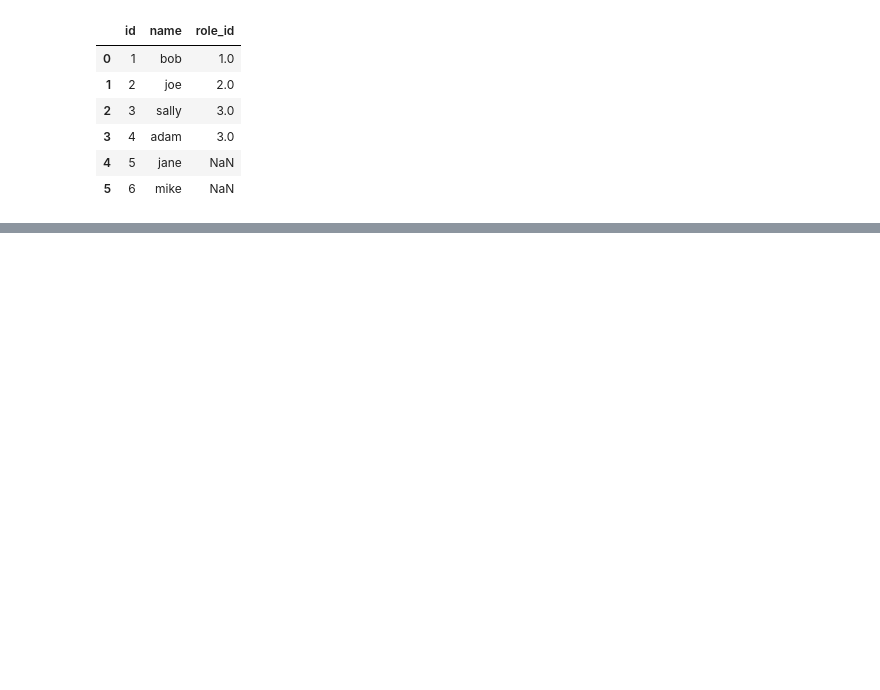
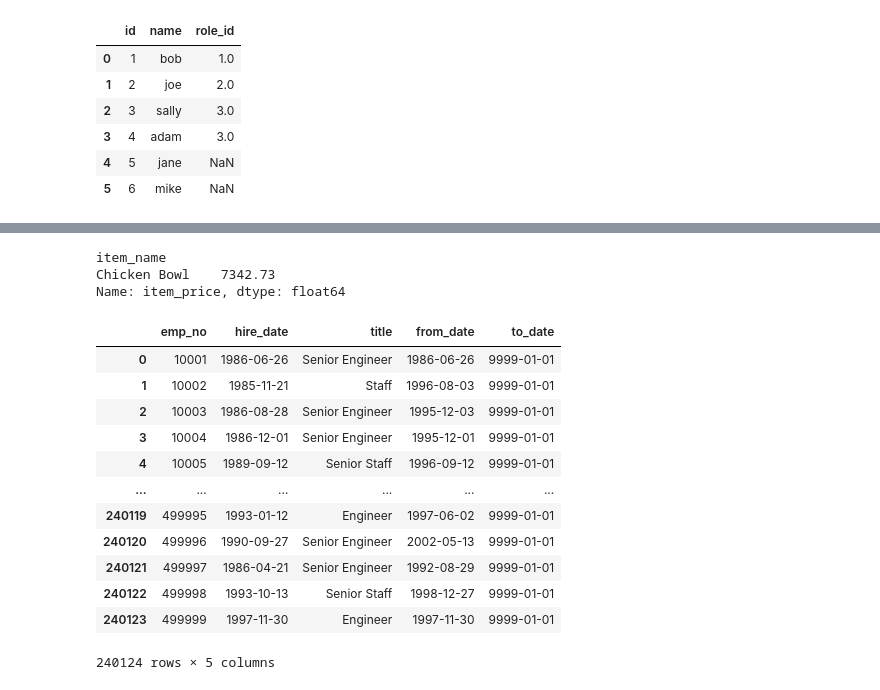
Before and after one commit to Keila-Camarillo/numpy-pandas-visualization-exercises, a Jupyter notebook: advanced_dataframes.ipynb, the cells around one changed output, grey strips where cells are left out. Saved outputs shown, nothing was run; the diff lists cells and outputs as text; code cells hidden in the pictures; blank space fills up the shorter version.

```diff
--- a/advanced_dataframes.ipynb
+++ b/advanced_dataframes.ipynb
@@ -330,0 +400,6 @@ Name: average_mileage, dtype: float64
+# %%
+orders.groupby('item_name').item_price.sum().nlargest(1)
+# %% [output]
+item_name
+Chicken Bowl    7342.73
+Name: item_price, dtype: float64
@@ -330,0 +413,16 @@ Name: average_mileage, dtype: float64
+# %%
+emp_title
+# %% [output]
+|  | emp_no | hire_date | title | from_date | to_date |
+| 0 | 10001 | 1986-06-26 | Senior Engineer | 1986-06-26 | 9999-01-01 |
+| 1 | 10002 | 1985-11-21 | Staff | 1996-08-03 | 9999-01-01 |
+| 2 | 10003 | 1986-08-28 | Senior Engineer | 1995-12-03 | 9999-01-01 |
+| 3 | 10004 | 1986-12-01 | Senior Engineer | 1995-12-01 | 9999-01-01 |
+| 4 | 10005 | 1989-09-12 | Senior Staff | 1996-09-12 | 9999-01-01 |
+| ... | ... | ... | ... | ... | ... |
+| 240119 | 499995 | 1993-01-12 | Engineer | 1997-06-02 | 9999-01-01 |
+| 240120 | 499996 | 1990-09-27 | Senior Engineer | 2002-05-13 | 9999-01-01 |
+| 240121 | 499997 | 1986-04-21 | Senior Engineer | 1992-08-29 | 9999-01-01 |
+| 240122 | 499998 | 1993-10-13 | Senior Staff | 1998-12-27 | 9999-01-01 |
+| 240123 | 499999 | 1997-11-30 | Engineer | 1997-11-30 | 9999-01-01 |
+240124 rows × 5 columns
```
Also changed, not shown: parts of 52 cells of this notebook.
